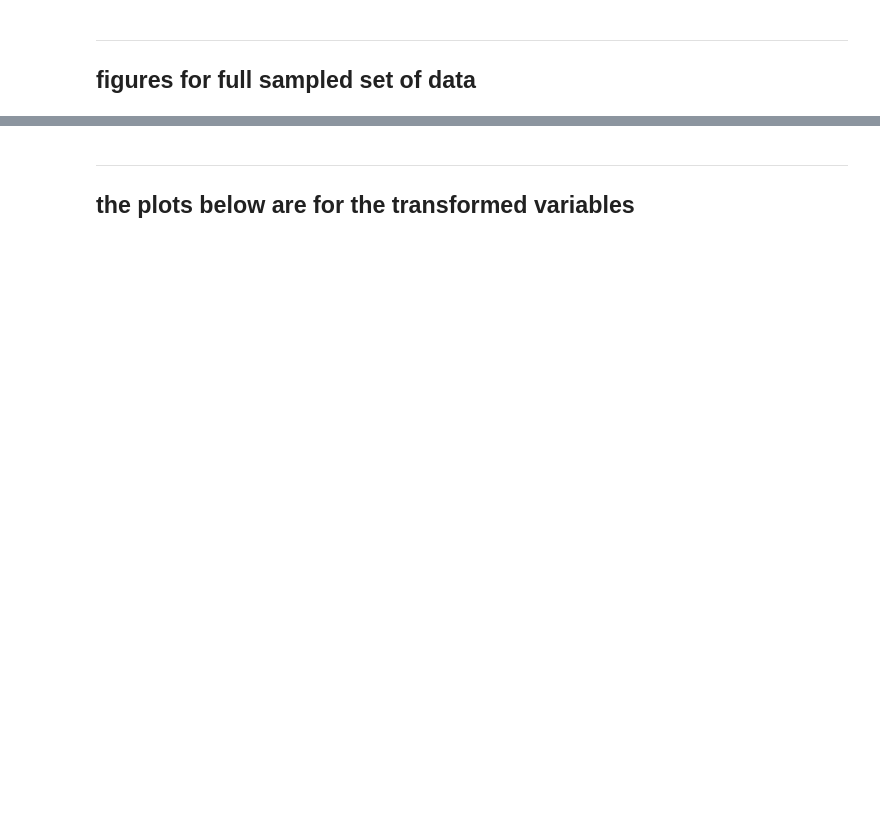
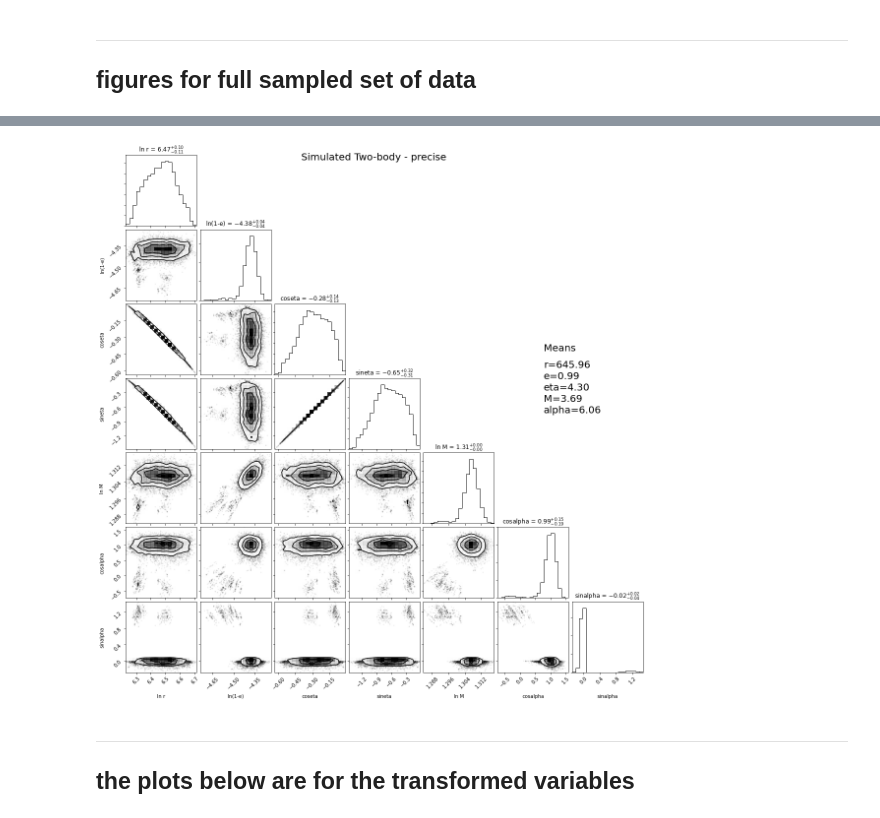
Before and after one commit to katiechambe/yellowCard, a Jupyter notebook: notebooks/mcmc_main.ipynb, the cells around one changed output, grey strips where cells are left out. Drawn from its saved outputs; the diff is of its cells as text; code cells hidden in the pictures; blank space fills up the shorter version.

Commit message:
updated script - includes plot of suntom31 from blobs

```diff
--- a/notebooks/mcmc_main.ipynb
+++ b/notebooks/mcmc_main.ipynb
@@ -58,5 +66,5 @@ init_par
 ---
 ## creating first minimization of MCMC
 # %%
-result = minimize( lambda *args: -model(*args), model.pack_pars(init_par), method='Powell')
+result = minimize( lambda *args: -model(*args)[0], model.pack_pars(init_par), method='Powell')
 # result
@@ -71,7 +99,8 @@ with MultiPool() as pool:
     sampler = emcee.EnsembleSampler(nwalkers = nwalkers,
                                     ndim=len(result.x),
                                     log_prob_fn=model,
-                                    pool=pool)
+                                    pool=pool,
+                                    blobs_dtype=model.blobs_dtype)
     state = sampler.run_mcmc(sampler_x0,
                              nsteps = 1000,
                              progress = True)  # burn in
@@ -106,18 +152,20 @@ az.plot_pair(tulips);
 # %%
 fig = corner.corner(np.vstack(sampler.chain[:, ::10]),
                     labels=["ln r","ln(1-e)", "coseta", "sineta", "ln M", "cosalpha", "sinalpha"],
                     show_titles=True)
 ii = 0
 fig.text(0.8, 0.63,"Means",fontsize=20)
 for key, val in means.items():
     try:
         val = val.value
     except AttributeError:
         val
     fig.text(0.8,0.6-0.02*ii,key+"=%.2f" % val,fontsize=20)
     ii+=1
-fig.suptitle(title,fontsize=20)
+fig.suptitle(model.title,fontsize=20)
 plt.show()
+# %% [output]
+[figure, added]
 # %% [markdown]
 ___
 ## the plots below are for the transformed variables
```
Also changed, not shown: parts of 14 cells of this notebook.
